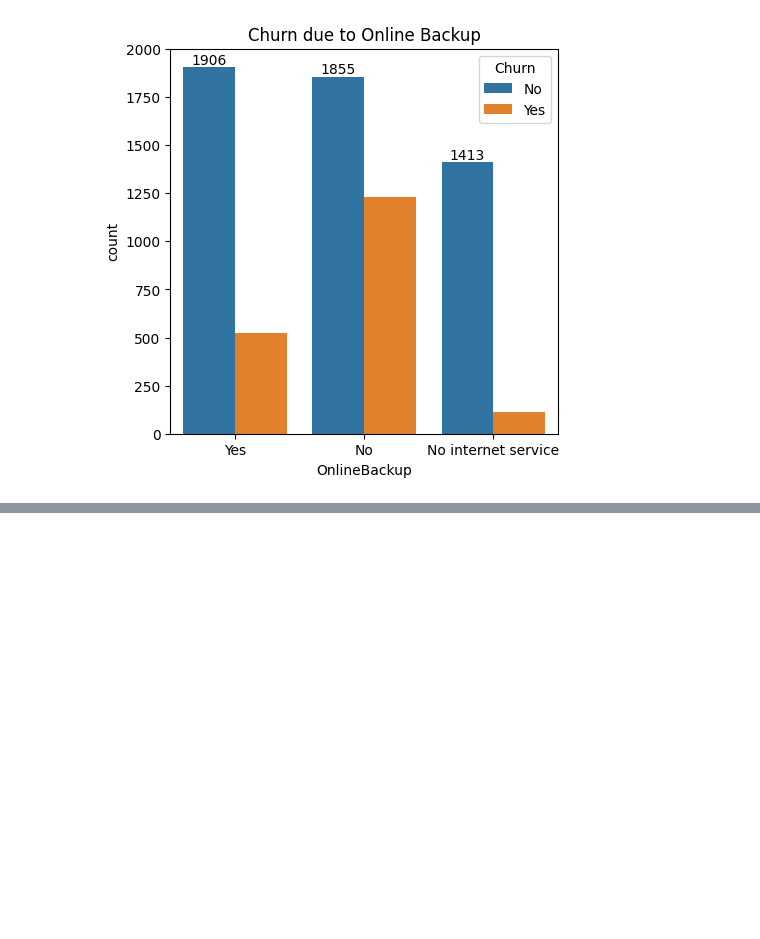
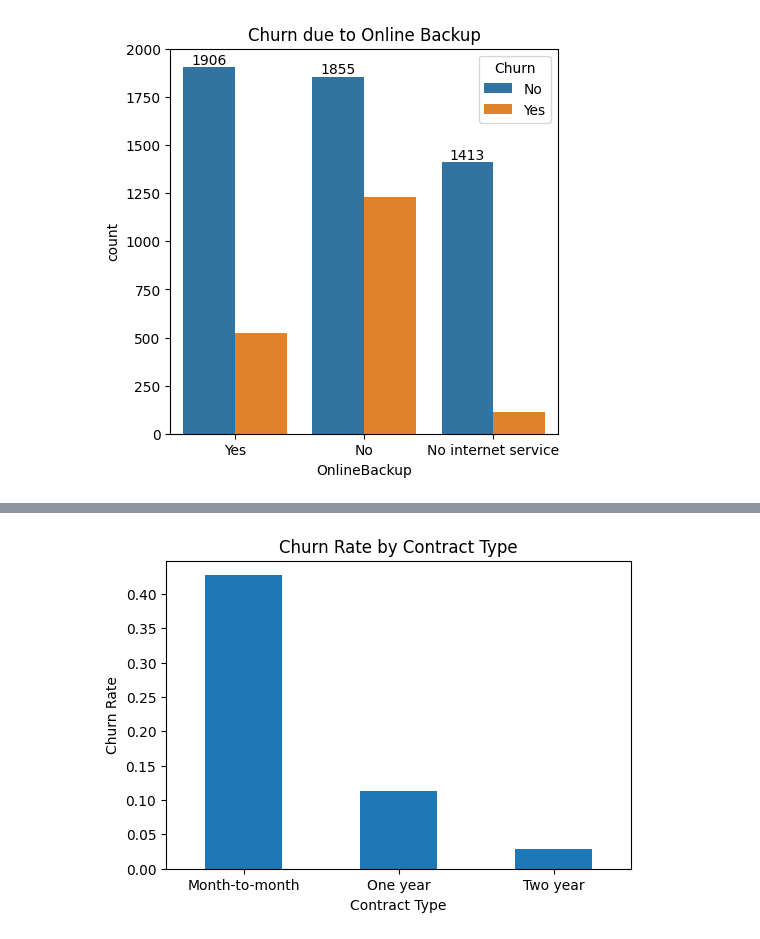
Before and after one commit to atmajaprasad/Telecom-Churn-Analysis, a Jupyter notebook: Telecom_Churn_Analysis.ipynb, the cells around one changed output, grey strips where cells are left out. Cells and saved outputs as stored; diff of their text form; code cells hidden in the pictures; blank space fills up the shorter version.

```diff
--- a/Telecom_Churn_Analysis.ipynb
+++ b/Telecom_Churn_Analysis.ipynb
@@ -269,0 +279,46 @@ plt.show()
+# %%
+#Customer Lifetime Value
+df['CLV'] = df['MonthlyCharges'] * df['tenure']
+# %%
+#Tenure
+df['Tenure'] = df['tenure']
+# %%
+#CHURN BY CONTRACT TYPE
+
+contract_analysis = (
+    df.groupby('Contract')
+      .agg(
+          Total_Customers=('customerID', 'count'),
+          Churned_Customers=('Churn', lambda x: (x == 'Yes').sum()),
+          Avg_Revenue=('MonthlyCharges', 'mean')
+      )
+)
+
+# Churn rate per contract
+contract_analysis['Churn_Rate'] = (
+    contract_analysis['Churned_Customers'] /
+    contract_analysis['Total_Customers']
+)
+
+# Revenue at risk due to churn
+contract_analysis['Revenue_At_Risk'] = (
+    contract_analysis['Total_Customers'] *
+    contract_analysis['Churn_Rate'] *
+    contract_analysis['Avg_Revenue']
+)
+
+contract_analysis = contract_analysis.sort_values(
+    'Revenue_At_Risk', ascending=False
+)
+# %%
+contract_analysis['Churn_Rate'].plot(
+    kind='bar',
+    figsize=(6,4)
+)
+plt.title('Churn Rate by Contract Type')
+plt.ylabel('Churn Rate')
+plt.xlabel('Contract Type')
+plt.xticks(rotation=0)
+plt.show()
+# %% [output]
+[figure, added]
```
Also changed, not shown: parts of 16 cells of this notebook.
